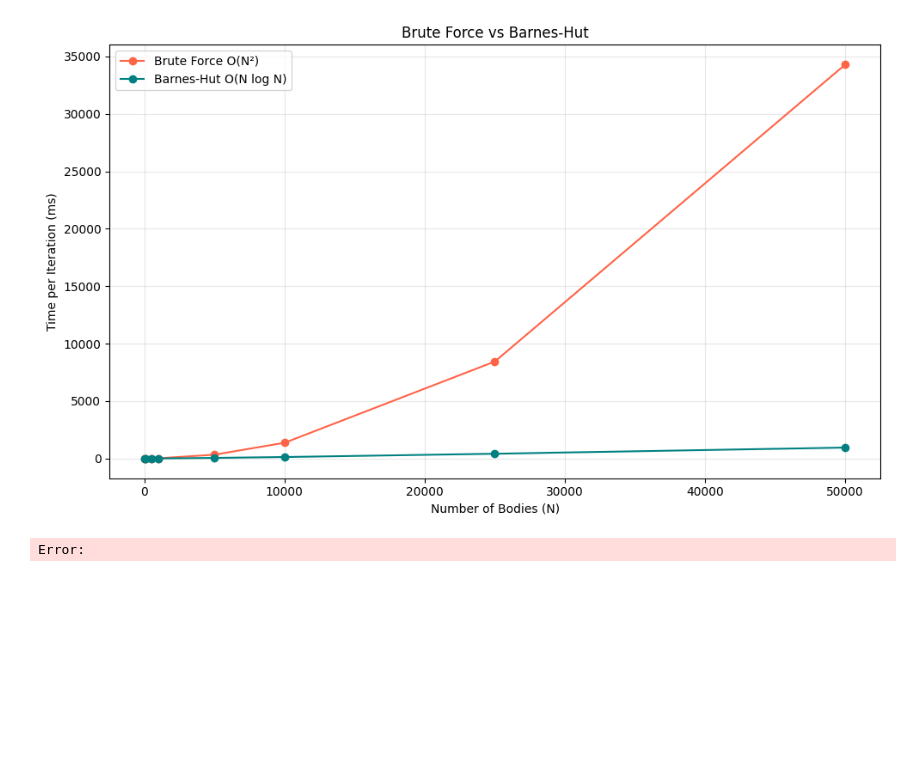
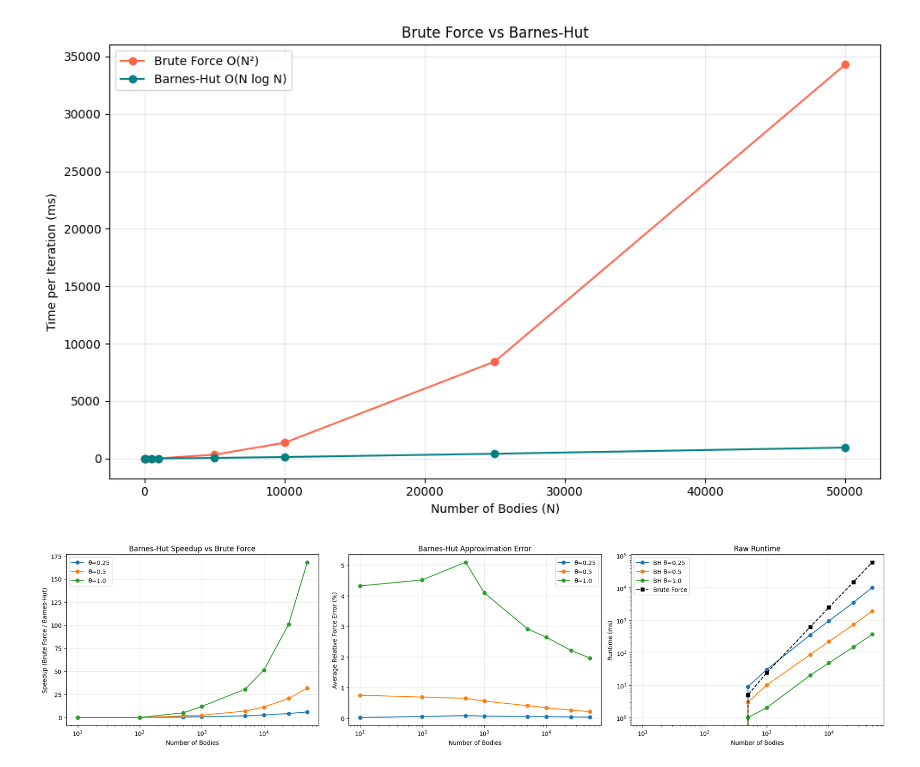
Before and after one commit to Andrew-Koulogeorge/barnes-hut, a Jupyter notebook: analysis.ipynb, the cells around one changed output. Cells and saved outputs as stored; diff of their text form; code cells hidden in the pictures; blank space fills up the shorter version.

```diff
--- a/analysis.ipynb
+++ b/analysis.ipynb
@@ -27,36 +27,48 @@ plt.show()
 # %% [output]
 [figure]
 # %%
-# read in data for sequential code speed vs quality
 import pandas as pd
 import matplotlib.pyplot as plt
 
 df = pd.read_csv("cpp_benchmark_results.csv")
 
-fig, (ax1, ax2) = plt.subplots(1, 2, figsize=(14, 5))
+fig, (ax1, ax2, ax3) = plt.subplots(1, 3, figsize=(20, 5))
 
 for theta, group in df.groupby("theta"):
     group = group.sort_values("N")
     ax1.plot(group["N"], group["speedup"], marker="o", label=f"θ={theta}")
     ax2.plot(group["N"], group["avg_rel_error_pct"], marker="o", label=f"θ={theta}")
+    ax3.plot(group["N"], group["barnes_hut_ms"], marker="o", label=f"BH θ={theta}")
+
+# plot brute force once (same across thetas)
+bf = df.drop_duplicates(subset="N").sort_values("N")
+ax3.plot(bf["N"], bf["brute_force_ms"], marker="s", color="black", linestyle="--", label="Brute Force")
 
 ax1.set_xscale("log")
 ax1.set_xlabel("Number of Bodies")
 ax1.set_ylabel("Speedup (Brute Force / Barnes-Hut)")
 ax1.set_title("Barnes-Hut Speedup vs Brute Force")
 ax1.legend()
 ax1.grid(True, alpha=0.3)
 
 ax2.set_xscale("log")
 ax2.set_xlabel("Number of Bodies")
 ax2.set_ylabel("Average Relative Force Error (%)")
 ax2.set_title("Barnes-Hut Approximation Error")
 ax2.legend()
 ax2.grid(True, alpha=0.3)
 
+ax3.set_xscale("log")
+ax3.set_yscale("log")
+ax3.set_xlabel("Number of Bodies")
+ax3.set_ylabel("Runtime (ms)")
+ax3.set_title("Raw Runtime")
+ax3.legend()
+ax3.grid(True, alpha=0.3)
+
 plt.tight_layout()
 plt.savefig("benchmark_plots.png", dpi=150)
 plt.show()
 # %% [output]
-Error:
+[figure, added]
 # %%
```
Also changed, not shown: parts of 1 cell of this notebook, 2 other files.
